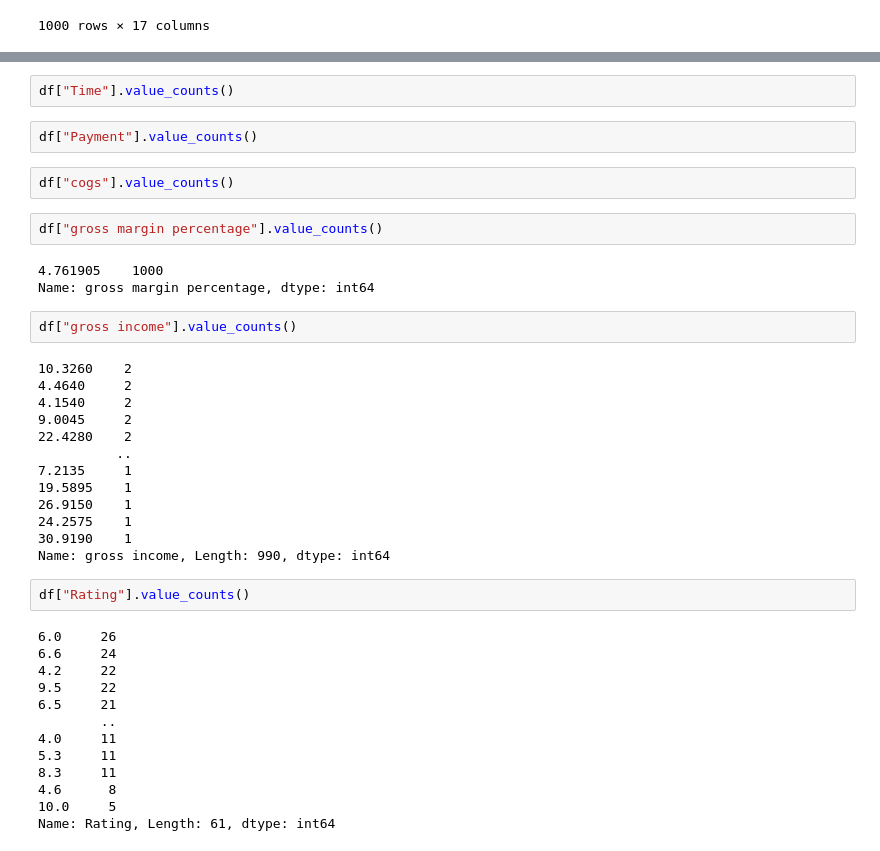
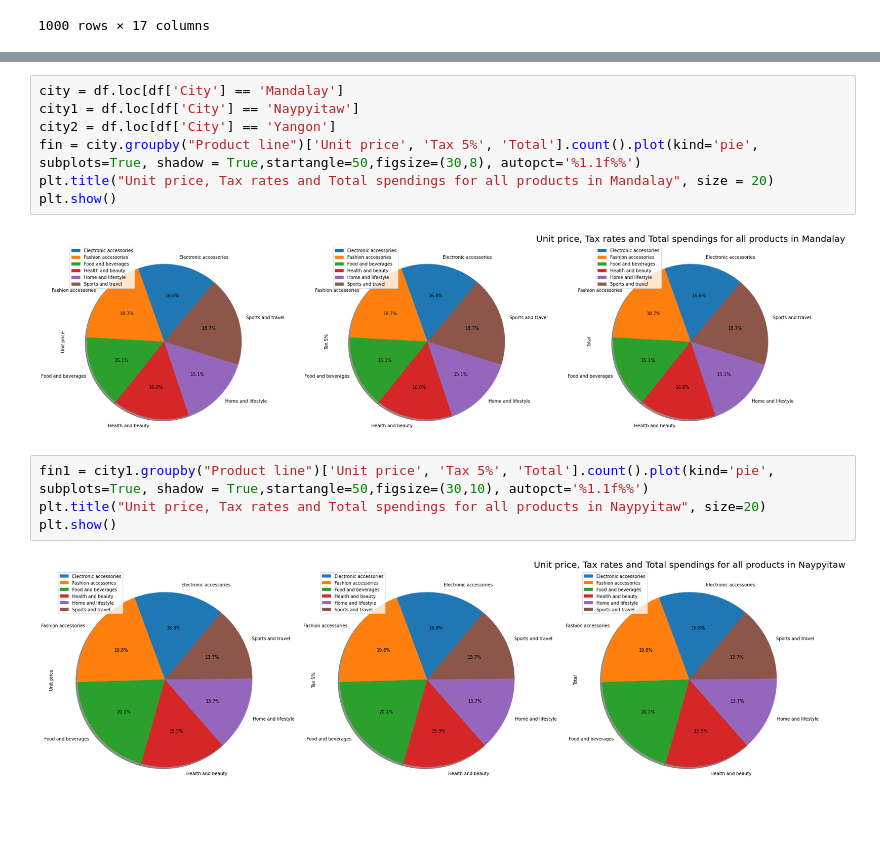
Before and after one commit to Saidbey/Supermarket-visualization, a Jupyter notebook: Supermarket.ipynb, the cells around one changed output, grey strips where cells are left out. Saved outputs shown, nothing was run; the diff lists cells and outputs as text; blank space fills up the shorter version.

```diff
--- a/Supermarket.ipynb
+++ b/Supermarket.ipynb
@@ -277,41 +192,15 @@ p
-# %%
-df["Time"].value_counts()
-# %%
-df["Payment"].value_counts()
-# %%
-df["cogs"].value_counts()
-# %%
-df["gross margin percentage"].value_counts()
-# %% [output]
-4.761905    1000
-Name: gross margin percentage, dtype: int64
-# %%
-df["gross income"].value_counts()
-# %% [output]
-10.3260    2
-4.4640     2
-4.1540     2
-9.0045     2
-22.4280    2
-          ..
-7.2135     1
-19.5895    1
-26.9150    1
-24.2575    1
-30.9190    1
-Name: gross income, Length: 990, dtype: int64
-# %%
-df["Rating"].value_counts()
-# %% [output]
-6.0     26
-6.6     24
-4.2     22
-9.5     22
-6.5     21
-        ..
-4.0     11
-5.3     11
-8.3     11
-4.6      8
-10.0     5
-Name: Rating, Length: 61, dtype: int64
+# %%
+city = df.loc[df['City'] == 'Mandalay']
+city1 = df.loc[df['City'] == 'Naypyitaw']
+city2 = df.loc[df['City'] == 'Yangon']
+fin = city.groupby("Product line")['Unit price', 'Tax 5%', 'Total'].count().plot(kind='pie', subplots=True, shadow = True,startangle=50,figsize=(30,8), autopct='%1.1f%%')
+plt.title("Unit price, Tax rates and Total spendings for all products in Mandalay", size = 20)
+plt.show()
+# %% [output]
+[figure, added]
+# %%
+fin1 = city1.groupby("Product line")['Unit price', 'Tax 5%', 'Total'].count().plot(kind='pie', subplots=True, shadow = True,startangle=50,figsize=(30,10), autopct='%1.1f%%')
+plt.title("Unit price, Tax rates and Total spendings for all products in Naypyitaw", size=20)
+plt.show()
+# %% [output]
+[figure, added]
```
Also changed, not shown: parts of 20 cells of this notebook.
